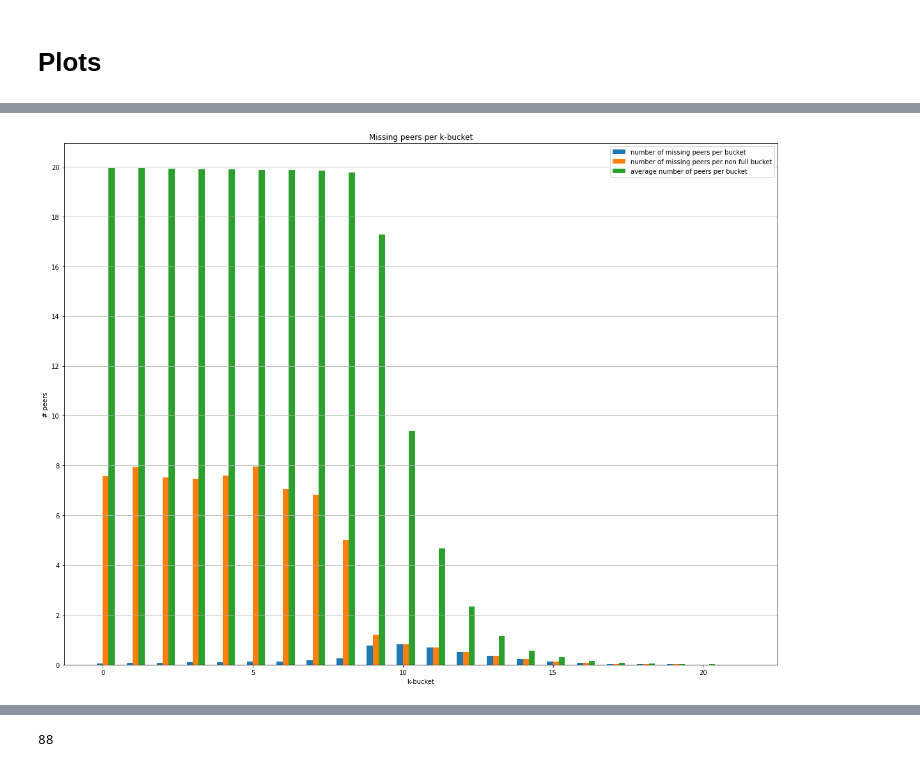
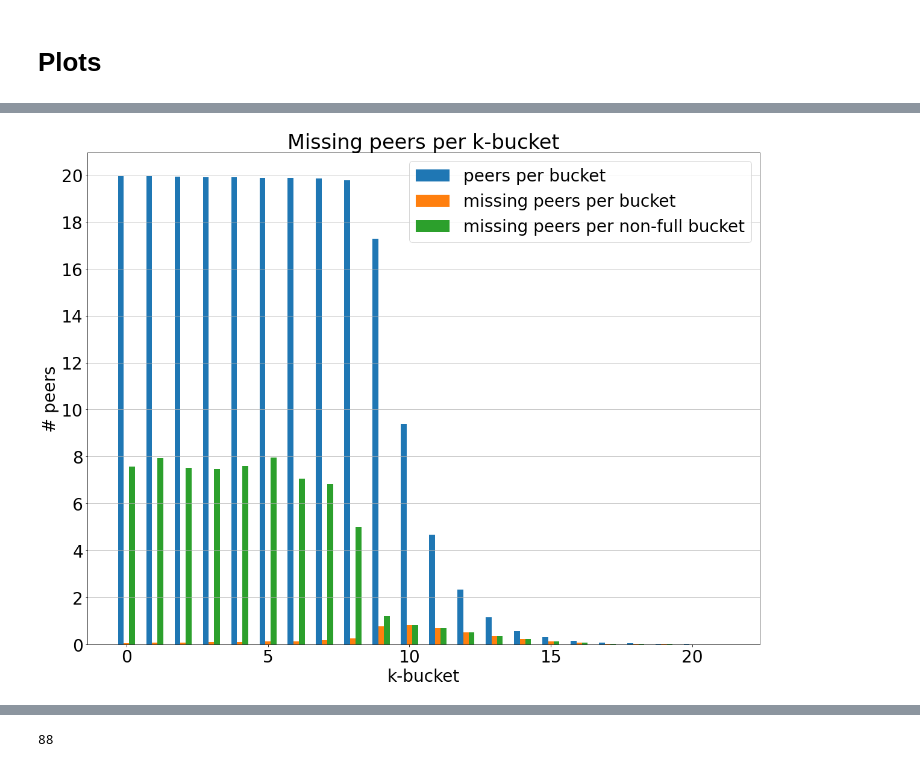
Before and after one commit to probe-lab/network-measurements, a Jupyter notebook: implementations/rfm19-dht-routing-table-health/Untitled.ipynb, the cells around one changed output, grey strips where cells are left out. Drawn from its saved outputs; the diff is of its cells as text; code cells hidden in the pictures.

```diff
--- a/implementations/rfm19-dht-routing-table-health/Untitled.ipynb
+++ b/implementations/rfm19-dht-routing-table-health/Untitled.ipynb
@@ -10,7 +10,7 @@ from binary_trie import Trie, bytes_to_bitstring, int_to_bitstring
 # %% [markdown]
 # Plot design
 # %%
-plt.rc('font', size=20)
+plt.rc('font', size=28)
 # %% [markdown]
 # Helper functions and classes
 # %%
@@ -353,28 +419,28 @@ avg_in_bucket= np.average(routing_table_distribution_in_kbuckets_data, axis=1)
 # %%
 fig = plt.figure(figsize=(20,15), facecolor='white')
 plt.yticks(range(0, 22, 2))
 
 plt.grid(axis='y')
-plt.bar([x - 0.1 for x in range(22)], missing_peers_per_bucket_avg[:22], width=0.2, label='number of missing peers per bucket')
-plt.bar([x + 0.1 for x in range(22)], missing_peers_per_non_full_bucket_avg[:22], width=0.2, label='number of missing peers per non full bucket')
-plt.bar([x + 0.3 for x in range(22)], avg_in_bucket[:22], width=0.2, label='average number of peers per bucket')
+plt.bar([x - 0.2 for x in range(22)], avg_in_bucket[:22], width=0.2, label='peers per bucket')
+plt.bar([x for x in range(22)], missing_peers_per_bucket_avg[:22], width=0.2, label='missing peers per bucket')
+plt.bar([x + 0.2 for x in range(22)], missing_peers_per_non_full_bucket_avg[:22], width=0.2, label='missing peers per non-full bucket')
 
 #plt.bar(range(22), missing_peers_per_non_full_bucket[:22], width=0.25)
 
 #plt.bar([x+232 for x in range(len(ratio_bucket[232:]))], ratio_bucket[232:], width=0.25)
 
 plt.title('Missing peers per k-bucket')
 plt.xlabel("k-bucket")
 plt.ylabel("# peers")
 plt.legend()
 
 plt.savefig('plots/missing-peers-new.png',
             bbox_inches ="tight",
             pad_inches = 1,
             transparent = False,
             facecolor ="w",
             edgecolor ='w')
 
 plt.show()
 # %% [output]
-[figure, old version]
+[figure, new version]
```
Also changed, not shown: parts of 44 cells of this notebook, 12 other files.
